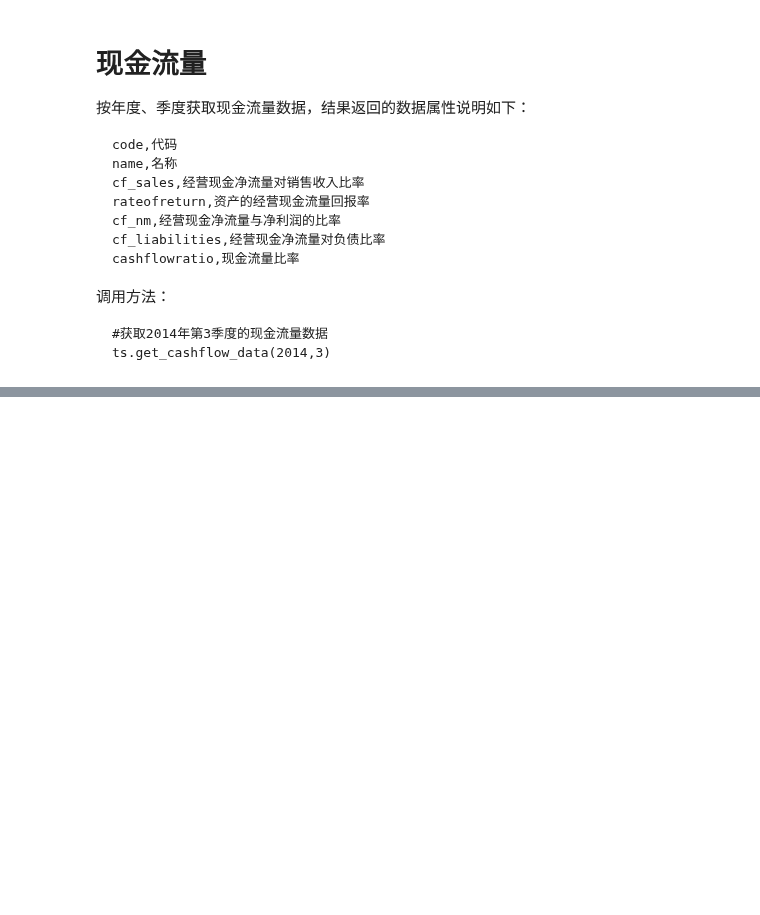
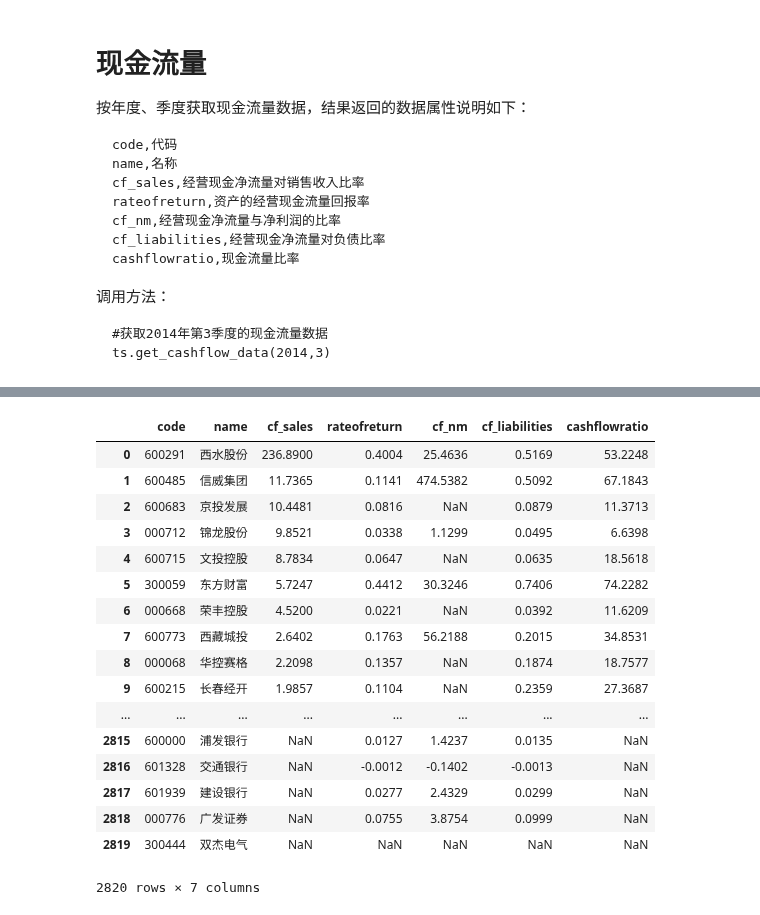
Before and after one commit to databooks/databook, a Jupyter notebook: finabook/baselevel.ipynb, the cells around one changed output, grey strips where cells are left out. Cells and saved outputs as stored; diff of their text form; code cells hidden in the pictures; blank space fills up the shorter version.

```diff
--- a/finabook/baselevel.ipynb
+++ b/finabook/baselevel.ipynb
@@ -204,0 +205,21 @@ cf = ts.get_cashflow_data(2014,3)
+# %%
+cf
+# %% [output]
+|  | code | name | cf_sales | rateofreturn | cf_nm | cf_liabilities | cashflowratio |
+| 0 | 600291 | 西水股份 | 236.8900 | 0.4004 | 25.4636 | 0.5169 | 53.2248 |
+| 1 | 600485 | 信威集团 | 11.7365 | 0.1141 | 474.5382 | 0.5092 | 67.1843 |
+| 2 | 600683 | 京投发展 | 10.4481 | 0.0816 | NaN | 0.0879 | 11.3713 |
+| 3 | 000712 | 锦龙股份 | 9.8521 | 0.0338 | 1.1299 | 0.0495 | 6.6398 |
+| 4 | 600715 | 文投控股 | 8.7834 | 0.0647 | NaN | 0.0635 | 18.5618 |
+| 5 | 300059 | 东方财富 | 5.7247 | 0.4412 | 30.3246 | 0.7406 | 74.2282 |
+| 6 | 000668 | 荣丰控股 | 4.5200 | 0.0221 | NaN | 0.0392 | 11.6209 |
+| 7 | 600773 | 西藏城投 | 2.6402 | 0.1763 | 56.2188 | 0.2015 | 34.8531 |
+| 8 | 000068 | 华控赛格 | 2.2098 | 0.1357 | NaN | 0.1874 | 18.7577 |
+| 9 | 600215 | 长春经开 | 1.9857 | 0.1104 | NaN | 0.2359 | 27.3687 |
+| ... | ... | ... | ... | ... | ... | ... | ... |
+| 2815 | 600000 | 浦发银行 | NaN | 0.0127 | 1.4237 | 0.0135 | NaN |
+| 2816 | 601328 | 交通银行 | NaN | -0.0012 | -0.1402 | -0.0013 | NaN |
+| 2817 | 601939 | 建设银行 | NaN | 0.0277 | 2.4329 | 0.0299 | NaN |
+| 2818 | 000776 | 广发证券 | NaN | 0.0755 | 3.8754 | 0.0999 | NaN |
+| 2819 | 300444 | 双杰电气 | NaN | NaN | NaN | NaN | NaN |
+2820 rows × 7 columns
```
Also changed, not shown: parts of 1 cell of this notebook, 3 other files.
